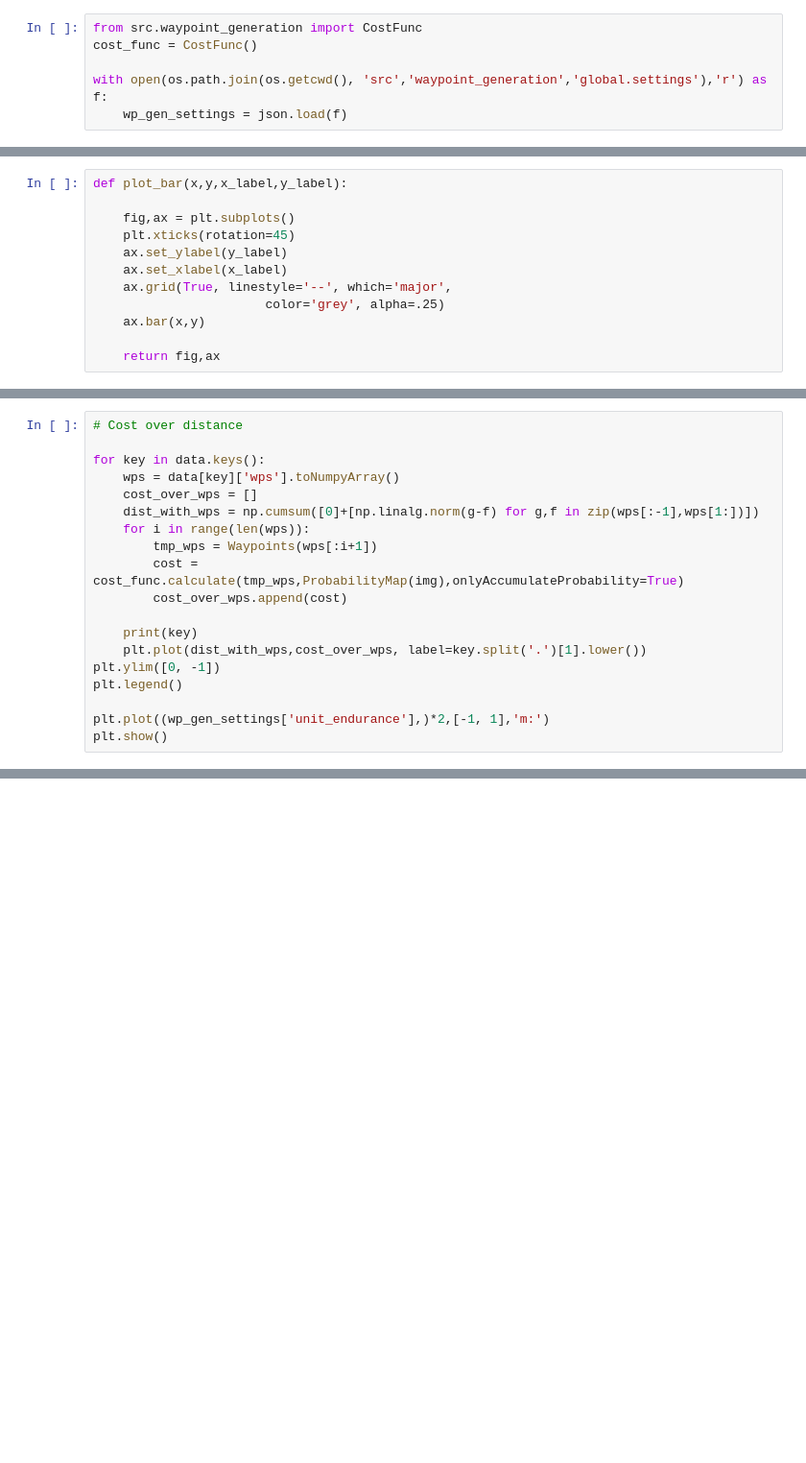
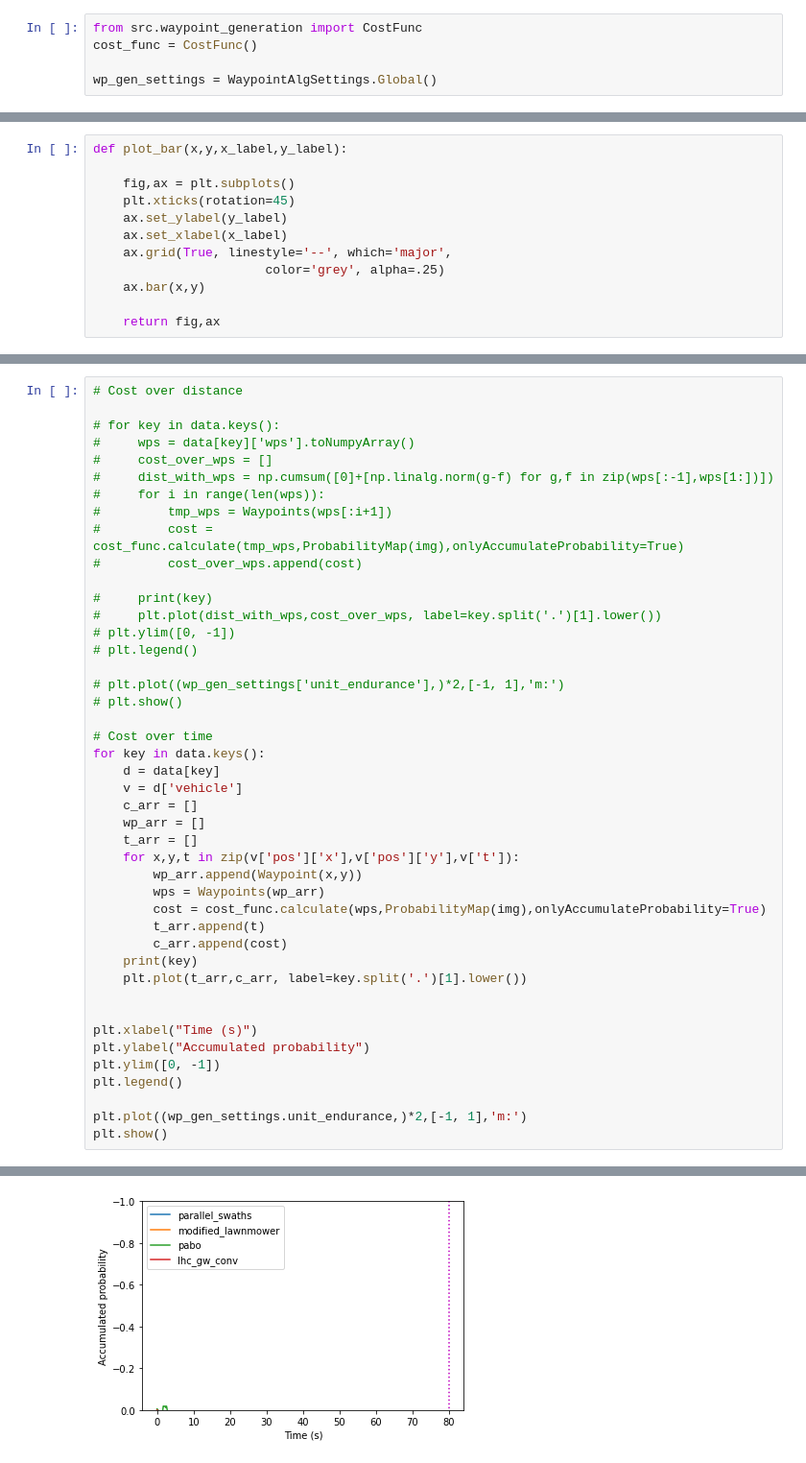
Before and after one commit to iwishiwasaneagle/OPP_4_SAR, a Jupyter notebook: visualize_data.ipynb, the cells around one changed output, grey strips where cells are left out. Shown at 96% size. Saved outputs shown, nothing was run; the diff lists cells and outputs as text; blank space fills up the shorter version.

```diff
--- a/visualize_data.ipynb
+++ b/visualize_data.ipynb
@@ -11,8 +11,7 @@ from src.waypoint_generation import WaypointFactory, WaypointAlgorithmEnum
 from src.waypoint_generation import CostFunc
 cost_func = CostFunc()
 
-with open(os.path.join(os.getcwd(), 'src','waypoint_generation','global.settings'),'r') as f:
-    wp_gen_settings = json.load(f)
+wp_gen_settings = WaypointAlgSettings.Global()
 # %% [output]
 Starting matlab engine...
 Matlab engine started as <src.matlab_helper.MatlabHelper object at 0x...>
@@ -94,19 +116,45 @@ fig.savefig("time_to_calculate_all.png")
 # %%
 # Cost over distance
 
+# for key in data.keys():
+#     wps = data[key]['wps'].toNumpyArray()
+#     cost_over_wps = []
+#     dist_with_wps = np.cumsum([0]+[np.linalg.norm(g-f) for g,f in zip(wps[:-1],wps[1:])])
+#     for i in range(len(wps)):
+#         tmp_wps = Waypoints(wps[:i+1])
+#         cost = cost_func.calculate(tmp_wps,ProbabilityMap(img),onlyAccumulateProbability=True)
+#         cost_over_wps.append(cost)
+
+#     print(key)
+#     plt.plot(dist_with_wps,cost_over_wps, label=key.split('.')[1].lower())
+# plt.ylim([0, -1])
+# plt.legend()
+
+# plt.plot((wp_gen_settings['unit_endurance'],)*2,[-1, 1],'m:')
+# plt.show()
+
+# Cost over time
 for key in data.keys():
-    wps = data[key]['wps'].toNumpyArray()
-    cost_over_wps = []
-    dist_with_wps = np.cumsum([0]+[np.linalg.norm(g-f) for g,f in zip(wps[:-1],wps[1:])])
-    for i in range(len(wps)):
-        tmp_wps = Waypoints(wps[:i+1])
-        cost = cost_func.calculate(tmp_wps,ProbabilityMap(img),onlyAccumulateProbability=True)
-        cost_over_wps.append(cost)
+    d = data[key]
+    v = d['vehicle']
+    c_arr = []
+    wp_arr = []
+    t_arr = []
+    for x,y,t in zip(v['pos']['x'],v['pos']['y'],v['t']):
+        wp_arr.append(Waypoint(x,y))
+        wps = Waypoints(wp_arr)
+        cost = cost_func.calculate(wps,ProbabilityMap(img),onlyAccumulateProbability=True)
+        t_arr.append(t)
+        c_arr.append(cost)
+    print(key)
+    plt.plot(t_arr,c_arr, label=key.split('.')[1].lower())
 
-    print(key)
-    plt.plot(dist_with_wps,cost_over_wps, label=key.split('.')[1].lower())
+
+plt.xlabel("Time (s)")
+plt.ylabel("Accumulated probability")
 plt.ylim([0, -1])
 plt.legend()
 
-plt.plot((wp_gen_settings['unit_endurance'],)*2,[-1, 1],'m:')
+plt.plot((wp_gen_settings.unit_endurance,)*2,[-1, 1],'m:')
 plt.show()
+# %% [output]
@@ -112,0 +165 @@ plt.show()
+[figure, added]
```
Also changed, not shown: parts of 6 cells of this notebook, 1 other file.
